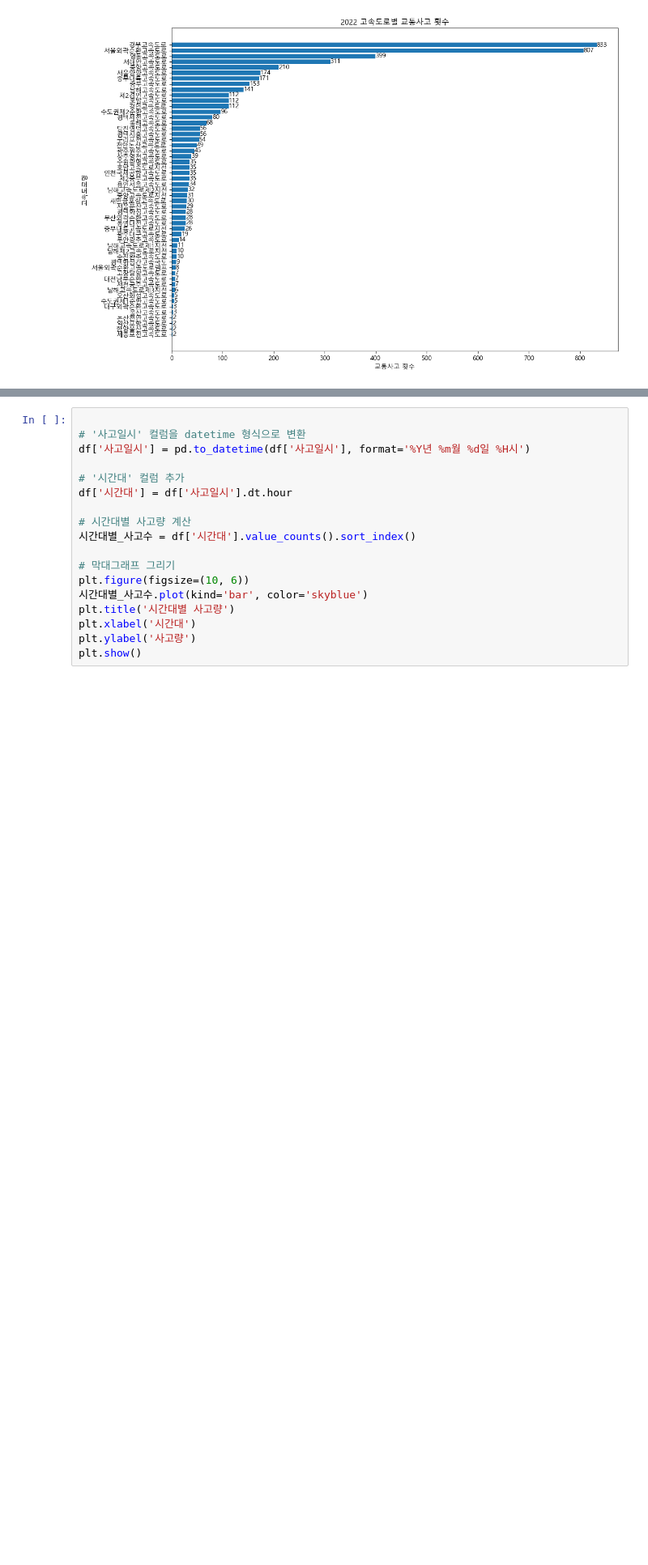
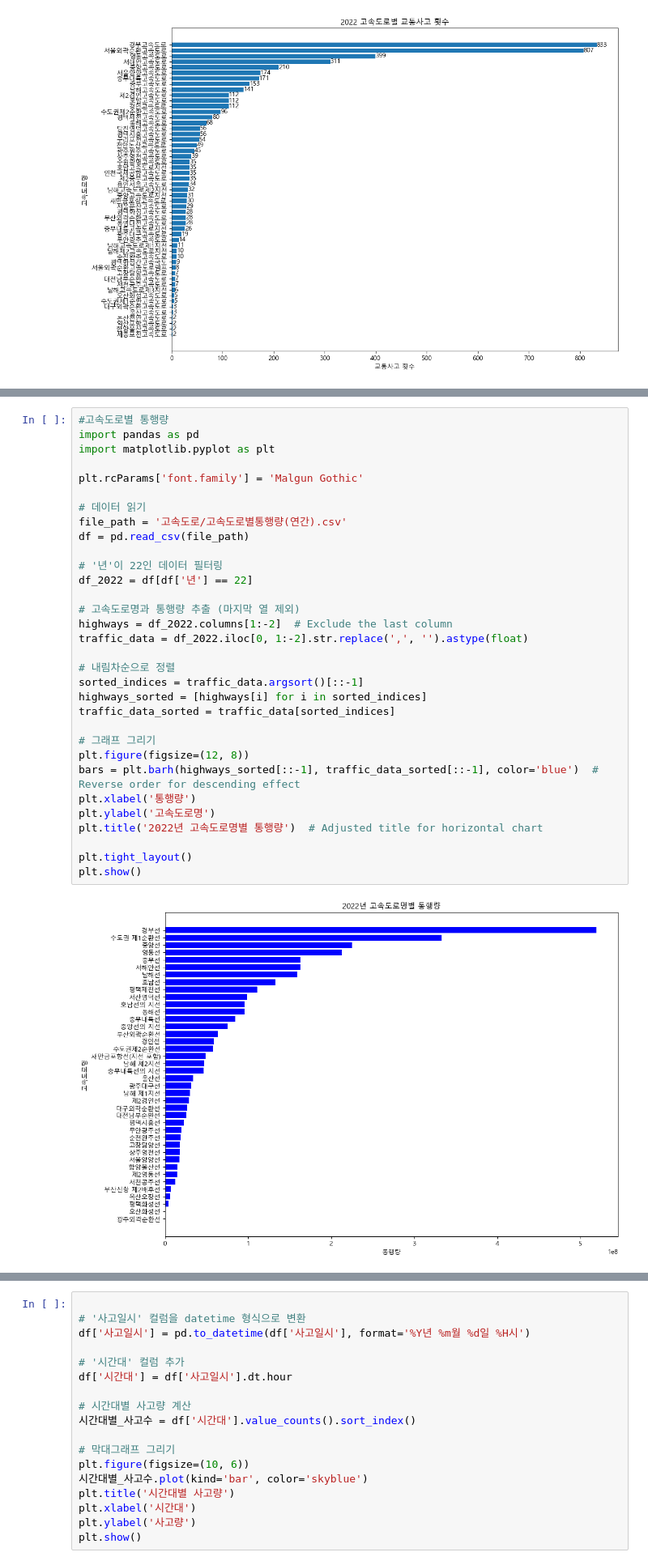
Before and after one commit to ssasdfccaf/Weather-and-traffic-accidents, a Jupyter notebook: sjw/test2.ipynb, the cells around one changed output, grey strips where cells are left out. Shown at 81% size. Cells and saved outputs as stored; diff of their text form; blank space fills up the shorter version.

Commit message:
고속도로별 통행량 추가

```diff
--- a/sjw/test2.ipynb
+++ b/sjw/test2.ipynb
@@ -159,0 +167,34 @@ FileNotFoundError: [Errno 2] No such file or directory: '../2022고속도로별
+# %%
+#고속도로별 통행량
+import pandas as pd
+import matplotlib.pyplot as plt
+
+plt.rcParams['font.family'] = 'Malgun Gothic'
+
+# 데이터 읽기
+file_path = '고속도로/고속도로별통행량(연간).csv'
+df = pd.read_csv(file_path)
+
+# '년'이 22인 데이터 필터링
+df_2022 = df[df['년'] == 22]
+
+# 고속도로명과 통행량 추출 (마지막 열 제외)
+highways = df_2022.columns[1:-2]  # Exclude the last column
+traffic_data = df_2022.iloc[0, 1:-2].str.replace(',', '').astype(float)
+
+# 내림차순으로 정렬
+sorted_indices = traffic_data.argsort()[::-1]
+highways_sorted = [highways[i] for i in sorted_indices]
+traffic_data_sorted = traffic_data[sorted_indices]
+
+# 그래프 그리기
+plt.figure(figsize=(12, 8))
+bars = plt.barh(highways_sorted[::-1], traffic_data_sorted[::-1], color='blue')  # Reverse order for descending effect
+plt.xlabel('통행량')
+plt.ylabel('고속도로명')
+plt.title('2022년 고속도로명별 통행량')  # Adjusted title for horizontal chart
+
+plt.tight_layout()
+plt.show()
+# %% [output]
+[figure, added]
```
Also changed, not shown: parts of 8 cells of this notebook, 4 other files.
